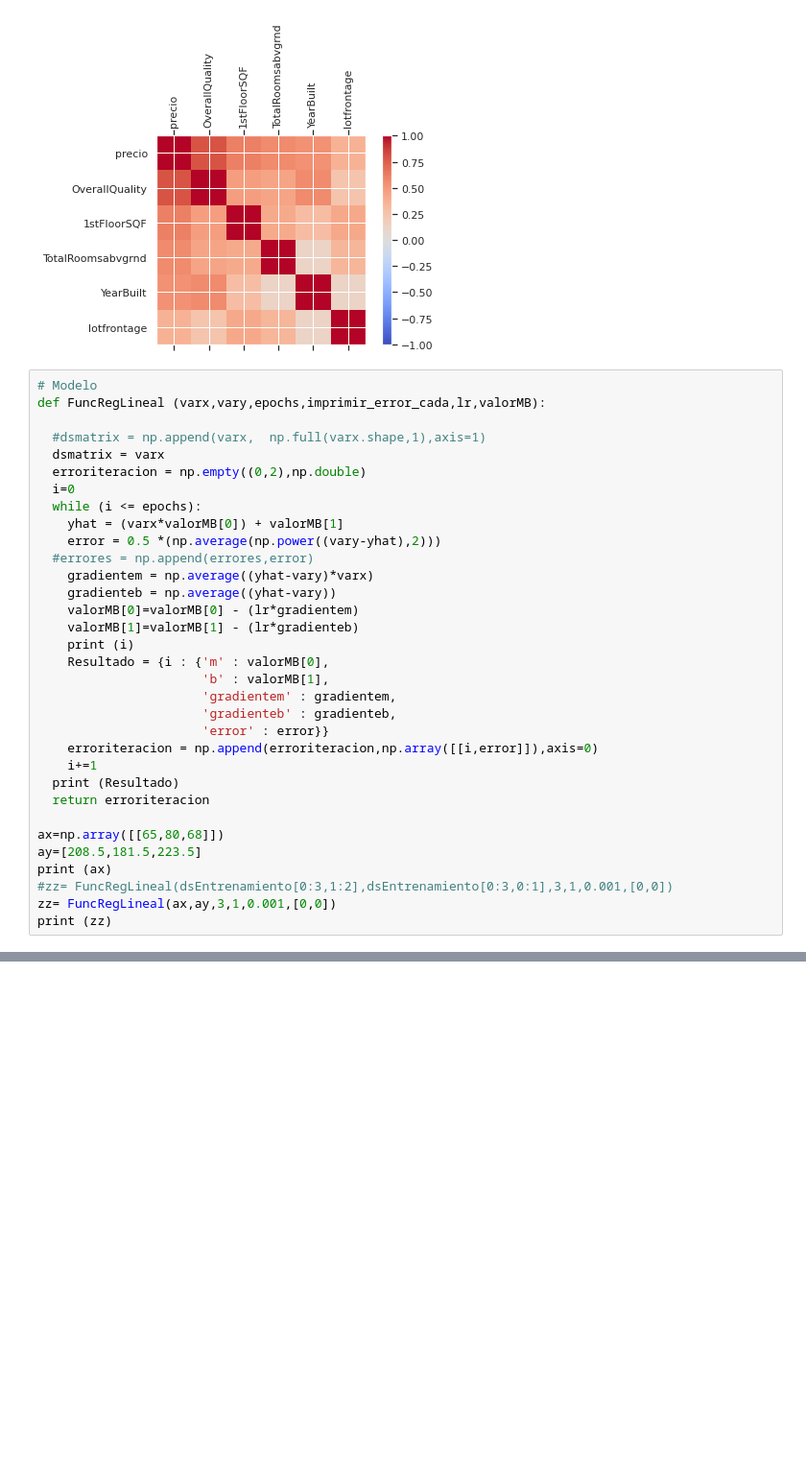
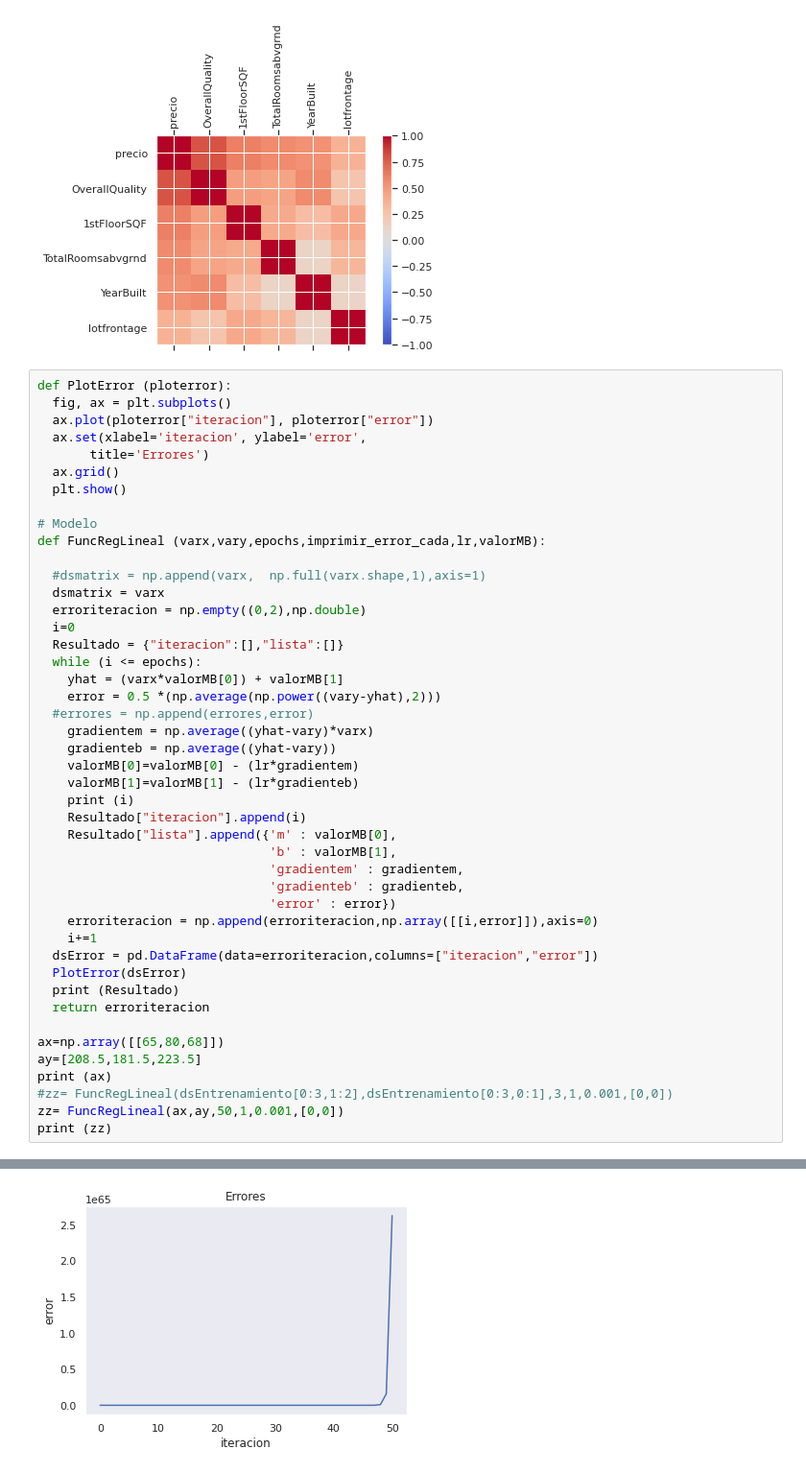
Before and after one commit to JS-DS-coder/CienciaDeDatos2021, a Jupyter notebook: Proyecto_Final.ipynb, the cells around one changed output, grey strips where cells are left out. Shown: that part at 96% size. Saved outputs shown, nothing was run; the diff lists cells and outputs as text; blank space fills up the shorter version.

Commit message:
funcion lista. elaborando graficas

```diff
--- a/Proyecto_Final.ipynb
+++ b/Proyecto_Final.ipynb
@@ -168,6 +168,14 @@ plt.show()
 [figure]
 [figure]
 # %%
+def PlotError (ploterror):
+  fig, ax = plt.subplots()
+  ax.plot(ploterror["iteracion"], ploterror["error"])
+  ax.set(xlabel='iteracion', ylabel='error',
+       title='Errores')
+  ax.grid()
+  plt.show()
+
 # Modelo
 def FuncRegLineal (varx,vary,epochs,imprimir_error_cada,lr,valorMB):
 
@@ -175,6 +183,7 @@ def FuncRegLineal (varx,vary,epochs,imprimir_error_cada,lr,valorMB):
   dsmatrix = varx
   erroriteracion = np.empty((0,2),np.double)
   i=0
+  Resultado = {"iteracion":[],"lista":[]}
   while (i <= epochs):
     yhat = (varx*valorMB[0]) + valorMB[1]
     error = 0.5 *(np.average(np.power((vary-yhat),2)))
@@ -184,13 +193,16 @@ def FuncRegLineal (varx,vary,epochs,imprimir_error_cada,lr,valorMB):
     valorMB[0]=valorMB[0] - (lr*gradientem)
     valorMB[1]=valorMB[1] - (lr*gradienteb)
     print (i)
-    Resultado = {i : {'m' : valorMB[0],
-                      'b' : valorMB[1],
-                      'gradientem' : gradientem,
-                      'gradienteb' : gradienteb,
-                      'error' : error}}
+    Resultado["iteracion"].append(i)
+    Resultado["lista"].append({'m' : valorMB[0],
+                               'b' : valorMB[1],
+                               'gradientem' : gradientem,
+                               'gradienteb' : gradienteb,
+                               'error' : error})
     erroriteracion = np.append(erroriteracion,np.array([[i,error]]),axis=0)
     i+=1
+  dsError = pd.DataFrame(data=erroriteracion,columns=["iteracion","error"])
+  PlotError(dsError)
   print (Resultado)
   return erroriteracion
 
@@ -198,7 +210,7 @@ ax=np.array([[65,80,68]])
 ay=[208.5,181.5,223.5]
 print (ax)
 #zz= FuncRegLineal(dsEntrenamiento[0:3,1:2],dsEntrenamiento[0:3,0:1],3,1,0.001,[0,0])
-zz= FuncRegLineal(ax,ay,3,1,0.001,[0,0])
+zz= FuncRegLineal(ax,ay,50,1,0.001,[0,0])
 print (zz)
 # %% [output]
 [[65 80 68]]
@@ -213,0 +233 @@ print (zz)
+[figure, added]
```
Also changed, not shown: parts of 1 cell of this notebook.
